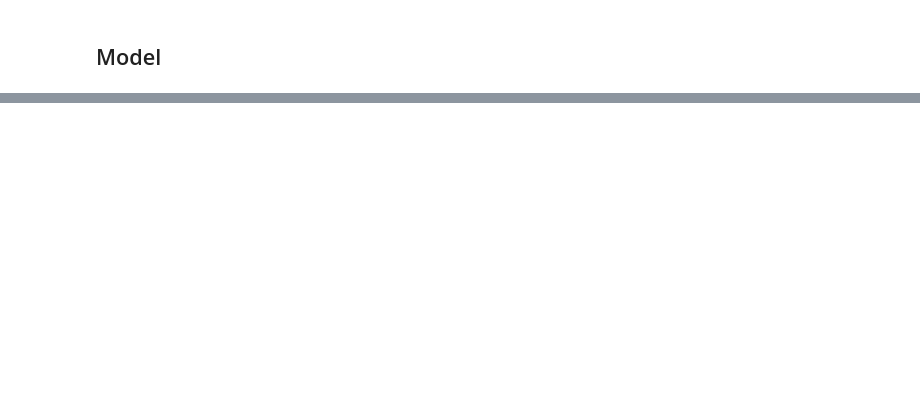
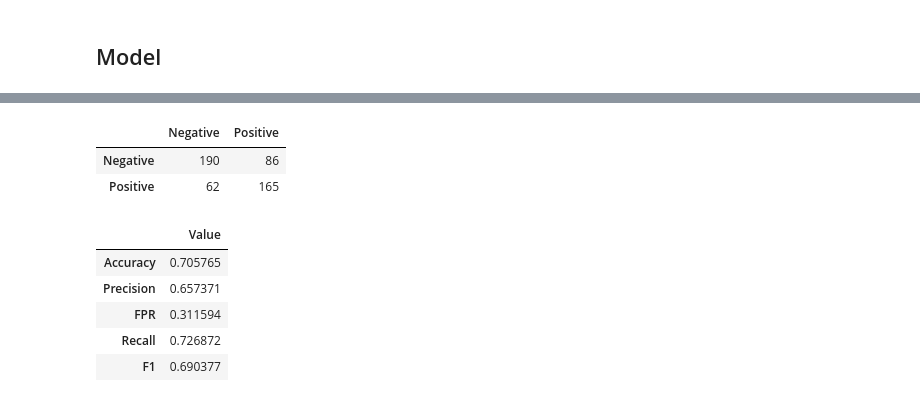
Before and after one commit to TebogoNkomondo/realOrFake, a Jupyter notebook: Keras_EmbeddingLayer_Location.ipynb, the cells around one changed output, grey strips where cells are left out. Cells and saved outputs as stored; diff of their text form; code cells hidden in the pictures; blank space fills up the shorter version.

```diff
--- a/Keras_EmbeddingLayer_Location.ipynb
+++ b/Keras_EmbeddingLayer_Location.ipynb
@@ -353,0 +474,37 @@ results
+# %%
+predictions = np.array(predictions)
+test_y = np.array(test_y)
+confusion_matrix(test_y, predictions)
+
+tn, fp, fn, tp = confusion_matrix(test_y, predictions).ravel()
+precision = tp / (tp + fp)
+accuracy = (tp + tn) / (tn + fp +fn +tp)
+falsePositiveRate = fp / (fp + tn)
+recall = tp/(tp+fn)
+f1_score = 2 * ((recall*precision)/(recall+precision))
+
+# Intialise data to Dicts of series.
+d = {'Value' : pd.Series([accuracy, precision, falsePositiveRate, recall,f1_score], index =['Accuracy', 'Precision', 'FPR','Recall','F1'])}
+
+# creates Dataframe.
+results = pd.DataFrame(d)
+
+
+data = {'Negative':[tn, fn], 'Positive':[fp, tp]}
+
+# Creates pandas DataFrame.
+df = pd.DataFrame(data, index =['Negative', 'Positive'])
+df
+# %% [output]
+|  | Negative | Positive |
+| Negative | 190 | 86 |
+| Positive | 62 | 165 |
+# %%
+results
+# %% [output]
+|  | Value |
+| Accuracy | 0.705765 |
+| Precision | 0.657371 |
+| FPR | 0.311594 |
+| Recall | 0.726872 |
+| F1 | 0.690377 |
```
Also changed, not shown: parts of 21 cells of this notebook, 8 other files.
